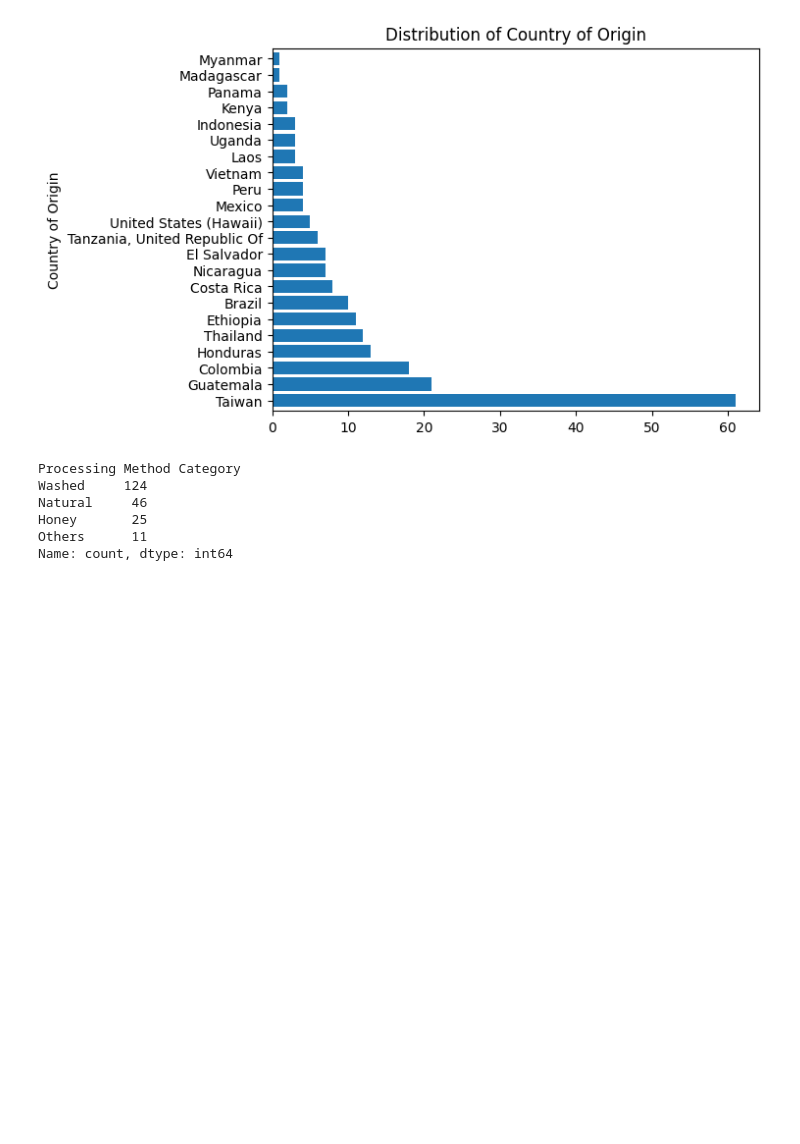
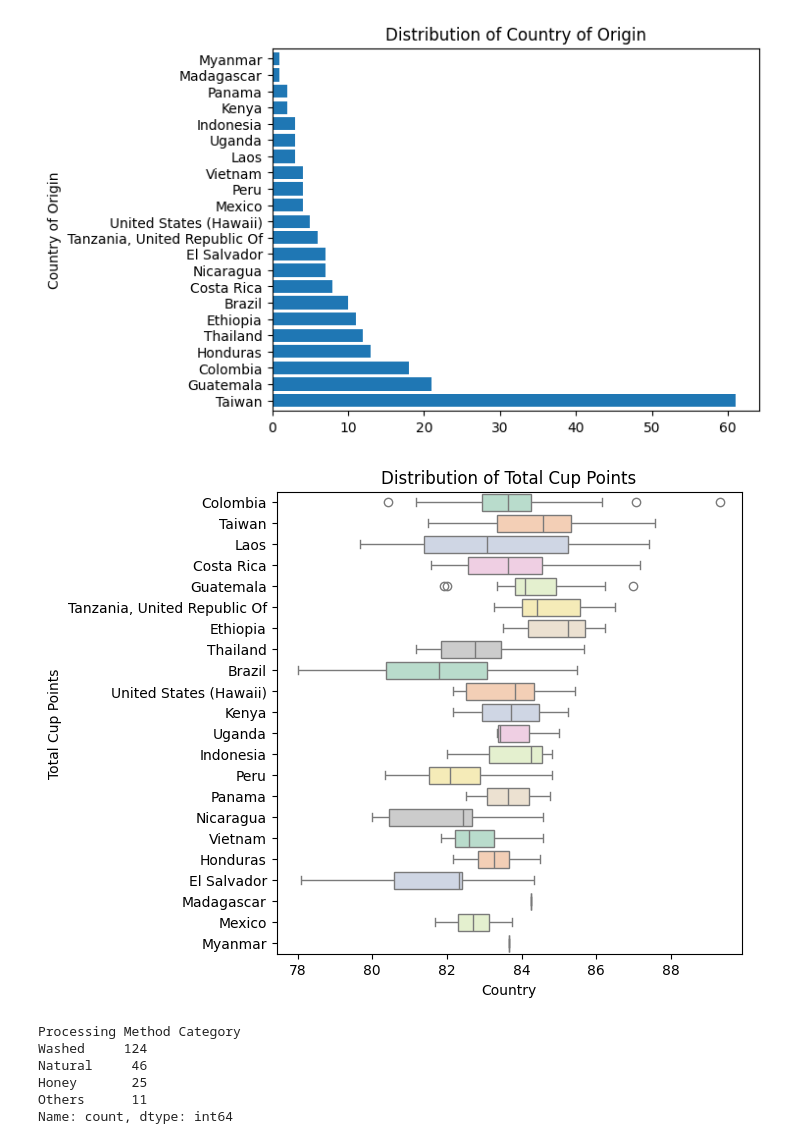
Before and after one commit to ritatanght/Coffee-Quality-Analysis, a Jupyter notebook: Coffee_Quality.ipynb, the cells around one changed output. Saved outputs shown, nothing was run; the diff lists cells and outputs as text; code cells hidden in the pictures; blank space fills up the shorter version.

```diff
--- a/Coffee_Quality.ipynb
+++ b/Coffee_Quality.ipynb
@@ -645,6 +618,15 @@ Madagascar                       1
 Myanmar                          1
 Name: count, dtype: int64
 [figure]
+# %%
+plt.figure(figsize=(6, 6))
+sns.boxplot(data=df, x='Total Cup Points', y='Country of Origin', hue='Country of Origin', palette='Pastel2')
+plt.title('Distribution of Total Cup Points')
+plt.ylabel('Total Cup Points')
+plt.xlabel('Country')
+plt.show()
+# %% [output]
+[figure, added]
 # %%
 # Plot a pie chart for the Processing Method used
 processing_group = df['Processing Method Category'].value_counts()
```
Also changed, not shown: parts of 17 cells of this notebook.
